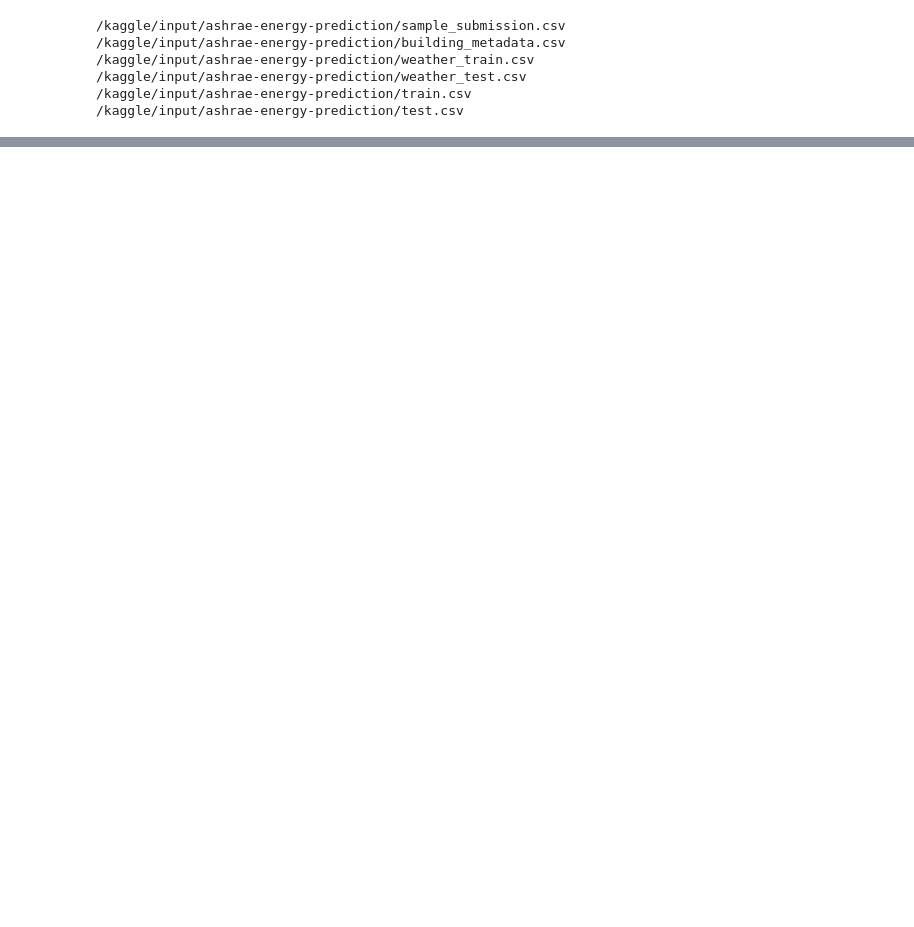
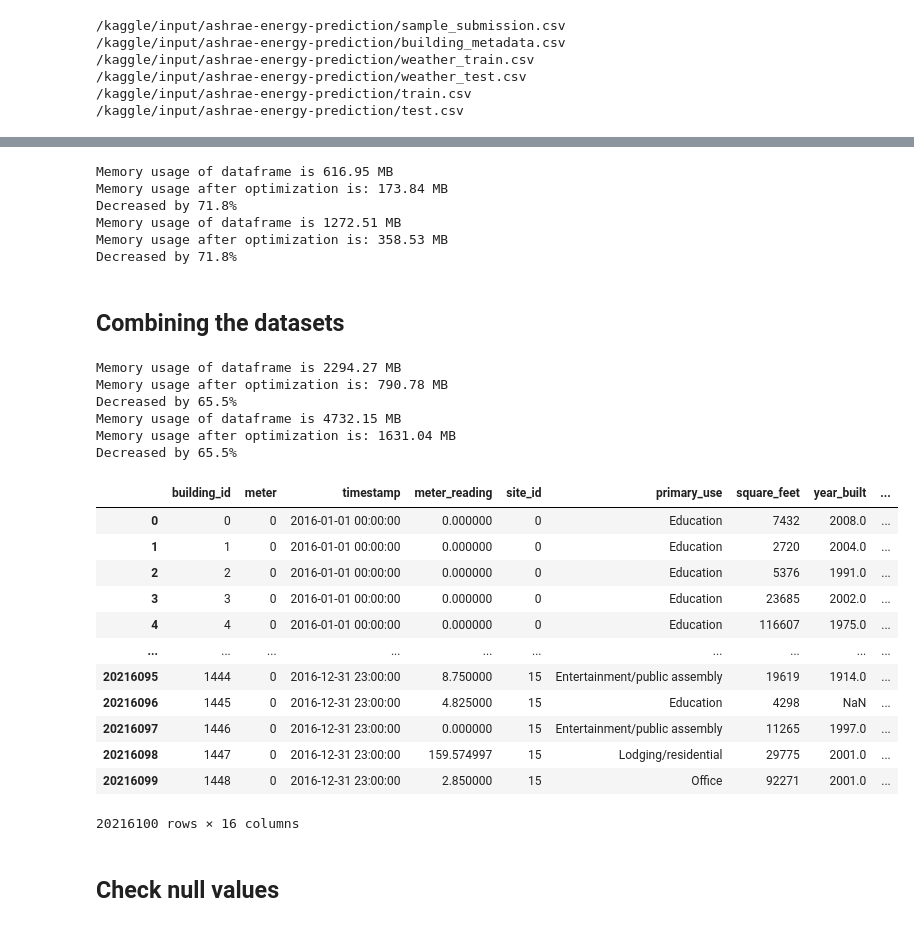
Before and after one commit to rdnormal/Courseworks, a Jupyter notebook: ml-cw2-t1.ipynb, the cells around one changed output, grey strips where cells are left out. Saved outputs shown, nothing was run; the diff lists cells and outputs as text; code cells hidden in the pictures; blank space fills up the shorter version.

```diff
--- a/ml-cw2-t1.ipynb
+++ b/ml-cw2-t1.ipynb
@@ -28,4 +39,5 @@ merge 3 training dataset into 1 df
 # %%
-train_df = pd.read_csv('../input/ashrae-energy-prediction/train.csv')
-building_df = pd.read_csv('../input/ashrae-energy-prediction/building_metadata.csv')
-weather_train_df = pd.read_csv('../input/ashrae-energy-prediction/weather_train.csv')
+# Loading the 3 training dataset
+train = pd.read_csv('../input/ashrae-energy-prediction/train.csv')
+building = pd.read_csv('../input/ashrae-energy-prediction/building_metadata.csv')
+weather_train = pd.read_csv('../input/ashrae-energy-prediction/weather_train.csv')
@@ -45,0 +119,13 @@ memory usage: 616.9+ MB
+# %%
+train= reduce_mem_usage(train)
+
+test= reduce_mem_usage(test)
+# %% [output]
+Memory usage of dataframe is 616.95 MB
+Memory usage after optimization is: 173.84 MB
+Decreased by 71.8%
+Memory usage of dataframe is 1272.51 MB
+Memory usage after optimization is: 358.53 MB
+Decreased by 71.8%
+# %% [markdown]
+## Combining the datasets
@@ -45,0 +139,32 @@ memory usage: 616.9+ MB
+# %%
+train_df = reduce_mem_usage(train_df)
+test_df = reduce_mem_usage(test_df)
+
+# drop useless column for test_df
+test_df = test_df.drop(columns='row_id')
+# %% [output]
+Memory usage of dataframe is 2294.27 MB
+Memory usage after optimization is: 790.78 MB
+Decreased by 65.5%
+Memory usage of dataframe is 4732.15 MB
+Memory usage after optimization is: 1631.04 MB
+Decreased by 65.5%
+# %%
+# Because test.csv has not meter reading, we only use train_df to do the EDA.
+train_df
+# %% [output]
+|  | building_id | meter | timestamp | meter_reading | site_id | primary_use | square_feet | year_built | ... |
+| 0 | 0 | 0 | 2016-01-01 00:00:00 | 0.000000 | 0 | Education | 7432 | 2008.0 | ... |
+| 1 | 1 | 0 | 2016-01-01 00:00:00 | 0.000000 | 0 | Education | 2720 | 2004.0 | ... |
+| 2 | 2 | 0 | 2016-01-01 00:00:00 | 0.000000 | 0 | Education | 5376 | 1991.0 | ... |
+| 3 | 3 | 0 | 2016-01-01 00:00:00 | 0.000000 | 0 | Education | 23685 | 2002.0 | ... |
+| 4 | 4 | 0 | 2016-01-01 00:00:00 | 0.000000 | 0 | Education | 116607 | 1975.0 | ... |
+| ... | ... | ... | ... | ... | ... | ... | ... | ... | ... |
+| 20216095 | 1444 | 0 | 2016-12-31 23:00:00 | 8.750000 | 15 | Entertainment/public assembly | 19619 | 1914.0 | ... |
+| 20216096 | 1445 | 0 | 2016-12-31 23:00:00 | 4.825000 | 15 | Education | 4298 | NaN | ... |
+| 20216097 | 1446 | 0 | 2016-12-31 23:00:00 | 0.000000 | 15 | Entertainment/public assembly | 11265 | 1997.0 | ... |
+| 20216098 | 1447 | 0 | 2016-12-31 23:00:00 | 159.574997 | 15 | Lodging/residential | 29775 | 2001.0 | ... |
+| 20216099 | 1448 | 0 | 2016-12-31 23:00:00 | 2.850000 | 15 | Office | 92271 | 2001.0 | ... |
+20216100 rows × 16 columns
+# %% [markdown]
+## Check null values
```
Also changed, not shown: parts of 18 cells of this notebook.
